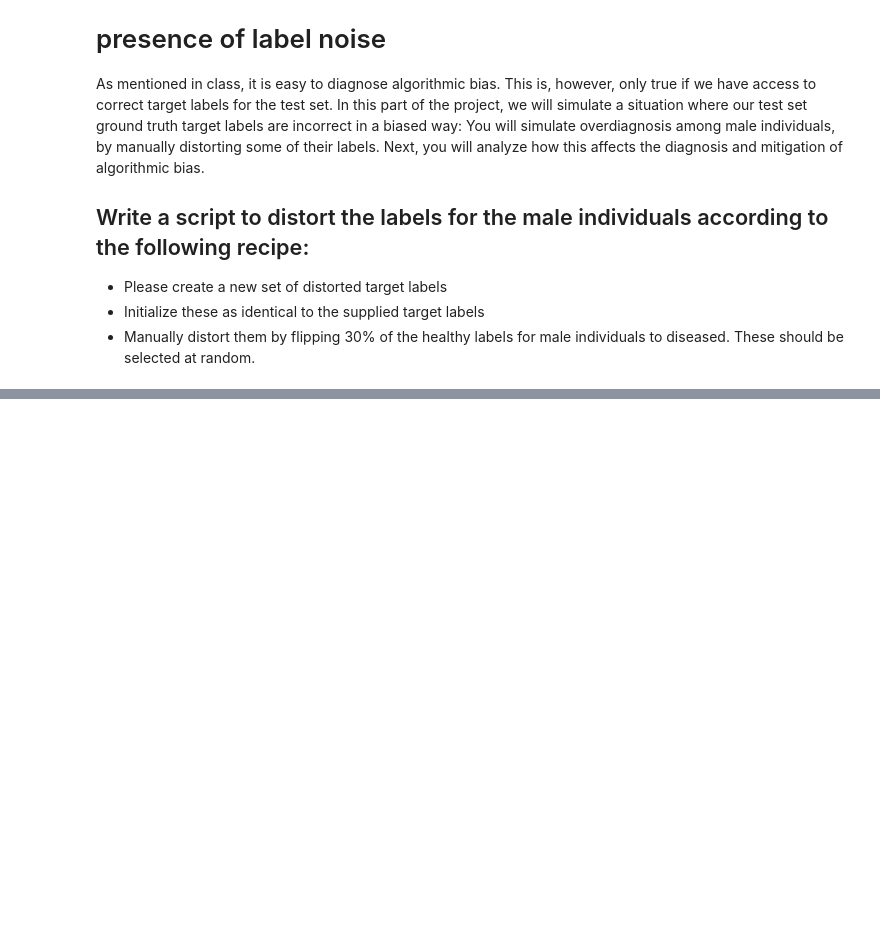
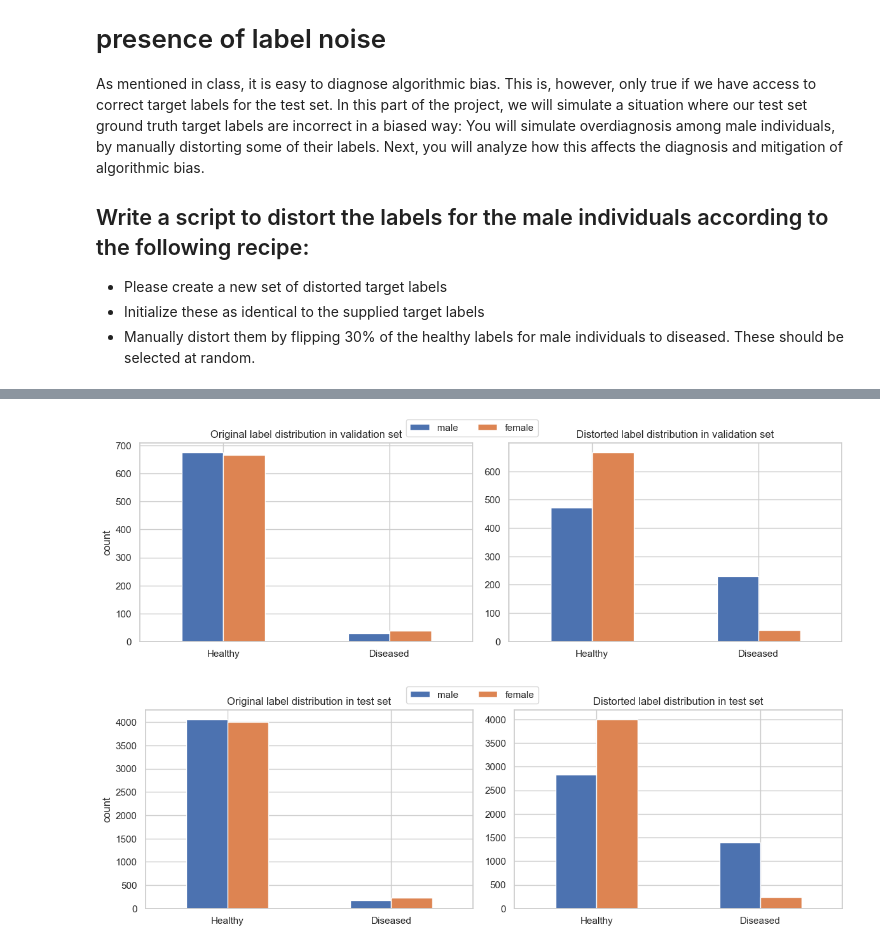
Before and after one commit to MathiasDamsgaard/RAI_fairness_project, a Jupyter notebook: exercise.ipynb, the cells around one changed output, grey strips where cells are left out. Drawn from its saved outputs; the diff is of its cells as text; code cells hidden in the pictures; blank space fills up the shorter version.

```diff
--- a/exercise.ipynb
+++ b/exercise.ipynb
@@ -540,3 +571,42 @@ Original number of diseased males: 178
 Number of labels flipped: 1215
 Number of healthy males in distorted set: 2837
 Number of diseased males in distorted set: 1393
+# %%
+# Plot label distribution before and after distortion
+for key, (a, lab) in mapping.items():
+
+    # Original counts per group
+    male_counts_orig = pd.Series(lab[a == 1]).value_counts().sort_index()
+    female_counts_orig = pd.Series(lab[a == 0]).value_counts().sort_index()
+    counts_orig = pd.DataFrame({'male': male_counts_orig, 'female': female_counts_orig}).fillna(0).astype(int)
+
+    # Distorted counts per group
+    male_counts_dist = pd.Series(distorted_labels[key][a == 1]).value_counts().sort_index()
+    female_counts_dist = pd.Series(distorted_labels[key][a == 0]).value_counts().sort_index()
+    counts_dist = pd.DataFrame({'male': male_counts_dist, 'female': female_counts_dist}).fillna(0).astype(int)
+
+    # Align indices to readable labels
+    label_map = {0: 'Healthy', 1: 'Diseased'}
+    counts_orig.index = counts_orig.index.map(label_map)
+    counts_dist.index = counts_dist.index.map(label_map)
+
+    # Plot side-by-side comparison
+    fig, axes = plt.subplots(1, 2, figsize=(12, 4))
+
+    # create legend handles from the first plot, then remove that axis legend so no legend appears inside axes
+    counts_orig.plot(kind='bar', ax=axes[0], rot=0, legend=True)
+    handles, labels = axes[0].get_legend_handles_labels()
+    axes[0].get_legend().remove()
+    axes[0].set_title(f'Original label distribution in {key} set')
+    axes[0].set_ylabel('count')
+
+    counts_dist.plot(kind='bar', ax=axes[1], rot=0, legend=False)
+    axes[1].set_title(f'Distorted label distribution in {key} set')
+
+    # Shared legend at top center
+    fig.legend(handles, labels, loc='upper center', ncol=2)
+    plt.tight_layout(rect=[0, 0, 1, 0.99])
+    plt.savefig(f'./figures/label_distribution_before_after_{key}.jpg');
+# %% [output]
+[figure, added]
+[figure, added]
```
Also changed, not shown: parts of 23 cells of this notebook, 15 other files.
